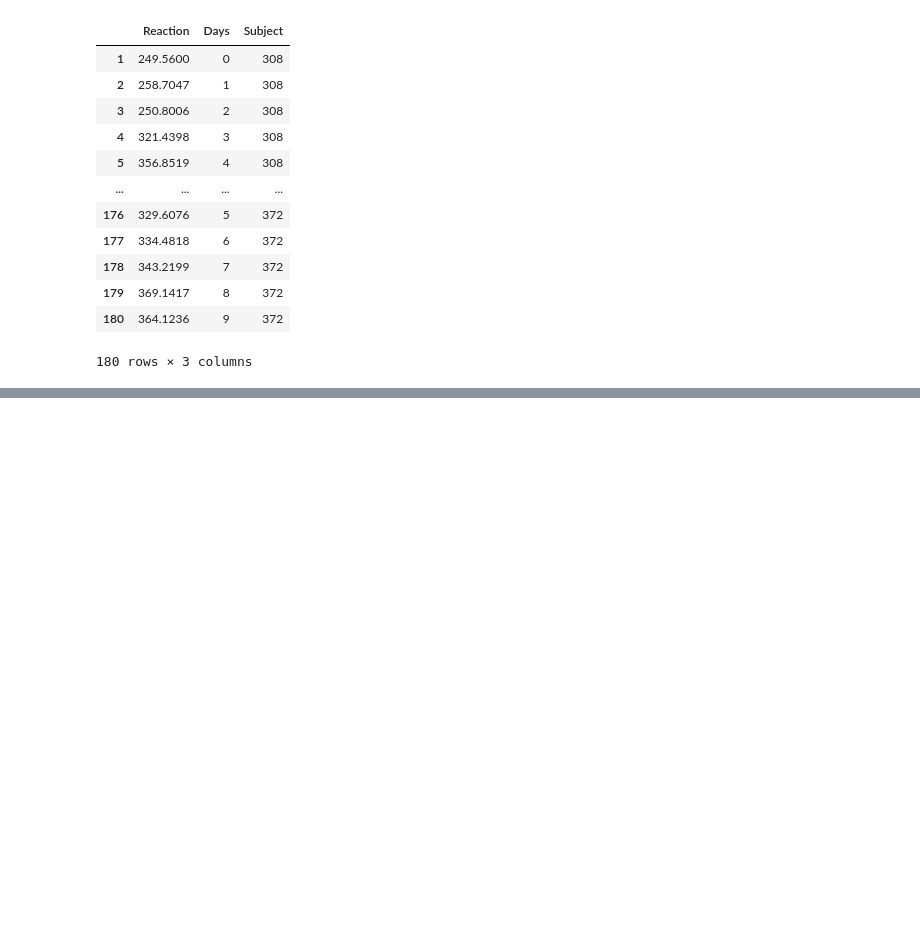
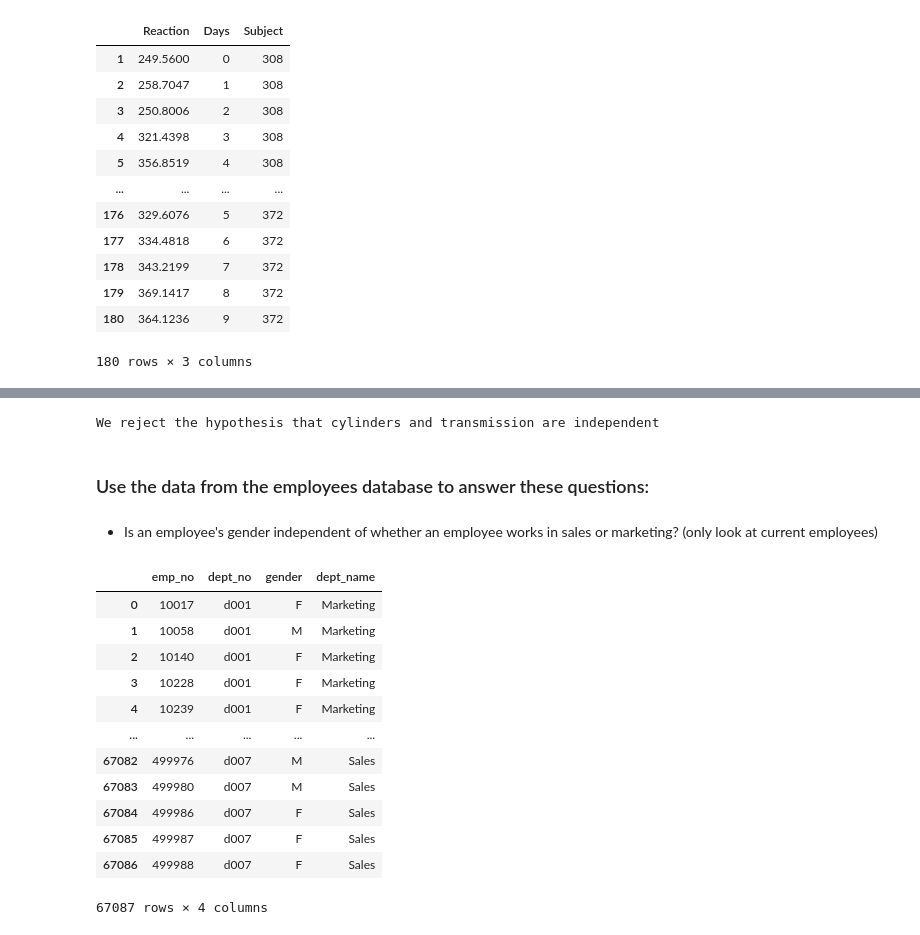
Before and after one commit to Jason-Tellez/statistics-exercises, a Jupyter notebook: hypothesis_testing.ipynb, the cells around one changed output, grey strips where cells are left out. Drawn from its saved outputs; the diff is of its cells as text; code cells hidden in the pictures; blank space fills up the shorter version.

```diff
--- a/hypothesis_testing.ipynb
+++ b/hypothesis_testing.ipynb
@@ -755,0 +908,41 @@ We reject the hypothesis that Use of a macbook and being a codeup student are in
+# %%
+null_hypothesis = "cylinders and transmission are independent"
+
+if p < alpha:
+    print("We reject the hypothesis that", null_hypothesis)
+else:
+    print("We fail to reject the null hypothesis")
+# %% [output]
+We reject the hypothesis that cylinders and transmission are independent
+# %% [markdown]
+### Use the data from the employees database to answer these questions:
+# %% [markdown]
+- Is an employee's gender independent of whether an employee works in sales or marketing? (only look at current employees)
+# %%
+query = '''
+SELECT emp_no, dept_no, employees.gender as gender, departments.dept_name as dept_name
+FROM dept_emp
+LEFT JOIN employees.employees
+USING (emp_no)
+JOIN employees.departments
+USING (dept_no)
+WHERE dept_emp.to_date > NOW()
+    AND dept_name = 'Marketing'
+	OR dept_name = 'Sales';
+'''
+df = get_data_from_sql(user, host, password, "employees", query)
+df
+# %% [output]
+|  | emp_no | dept_no | gender | dept_name |
+| 0 | 10017 | d001 | F | Marketing |
+| 1 | 10058 | d001 | M | Marketing |
+| 2 | 10140 | d001 | F | Marketing |
+| 3 | 10228 | d001 | F | Marketing |
+| 4 | 10239 | d001 | F | Marketing |
+| ... | ... | ... | ... | ... |
+| 67082 | 499976 | d007 | M | Sales |
+| 67083 | 499980 | d007 | M | Sales |
+| 67084 | 499986 | d007 | F | Sales |
+| 67085 | 499987 | d007 | F | Sales |
+| 67086 | 499988 | d007 | F | Sales |
+67087 rows × 4 columns
```
Also changed, not shown: parts of 77 cells of this notebook.
